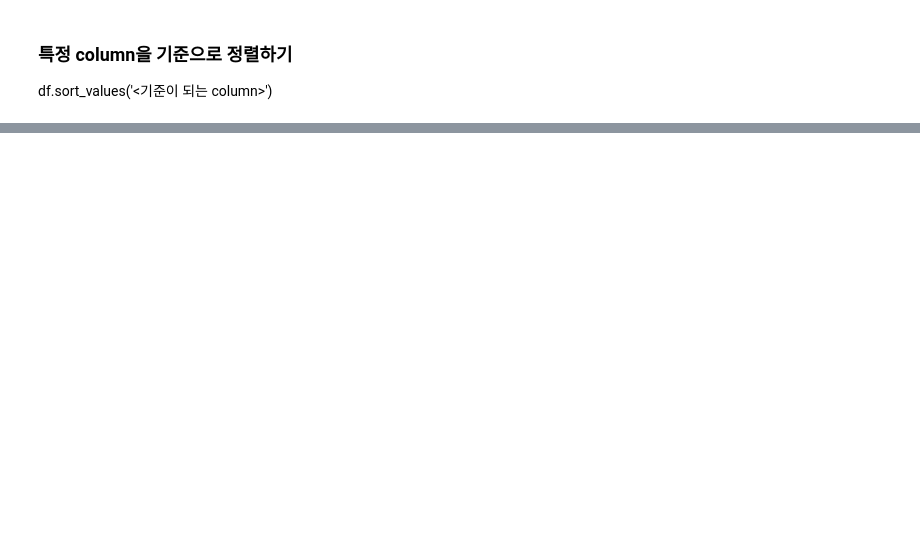
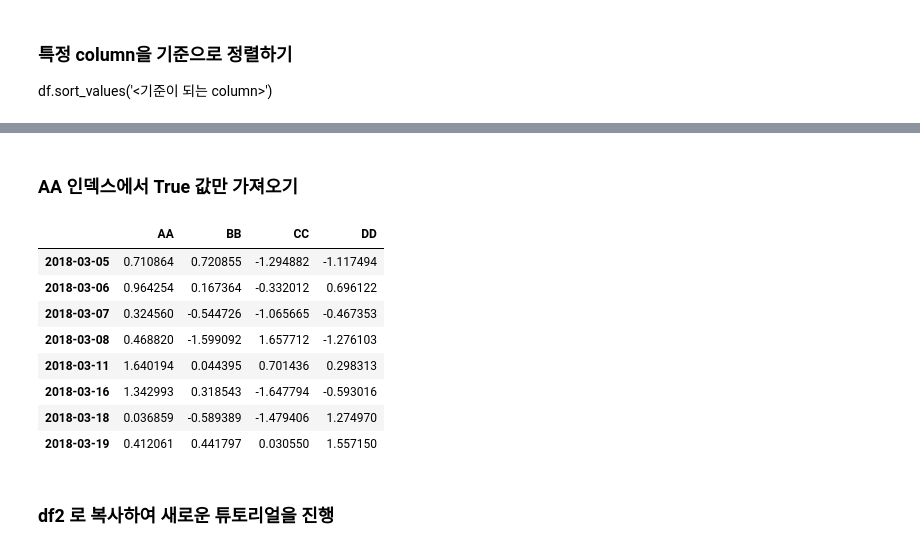
Before and after one commit to HyungtaeMoon/pandas-melon, a Jupyter notebook: 10minutes_to_pandas.ipynb, the cells around one changed output, grey strips where cells are left out. Drawn from its saved outputs; the diff is of its cells as text; code cells hidden in the pictures; blank space fills up the shorter version.

```diff
--- a/10minutes_to_pandas.ipynb
+++ b/10minutes_to_pandas.ipynb
@@ -195,0 +352,17 @@ df.sort_values('CC').head()
+# %% [markdown]
+### AA 인덱스에서 True 값만 가져오기
+# %%
+mask = df['AA'] > 0
+df[mask]
+# %% [output]
+|  | AA | BB | CC | DD |
+| 2018-03-05 | 0.710864 | 0.720855 | -1.294882 | -1.117494 |
+| 2018-03-06 | 0.964254 | 0.167364 | -0.332012 | 0.696122 |
+| 2018-03-07 | 0.324560 | -0.544726 | -1.065665 | -0.467353 |
+| 2018-03-08 | 0.468820 | -1.599092 | 1.657712 | -1.276103 |
+| 2018-03-11 | 1.640194 | 0.044395 | 0.701436 | 0.298313 |
+| 2018-03-16 | 1.342993 | 0.318543 | -1.647794 | -0.593016 |
+| 2018-03-18 | 0.036859 | -0.589389 | -1.479406 | 1.274970 |
+| 2018-03-19 | 0.412061 | 0.441797 | 0.030550 | 1.557150 |
+# %% [markdown]
+### df2 로 복사하여 새로운 튜토리얼을 진행
```
Also changed, not shown: parts of 45 cells of this notebook.
